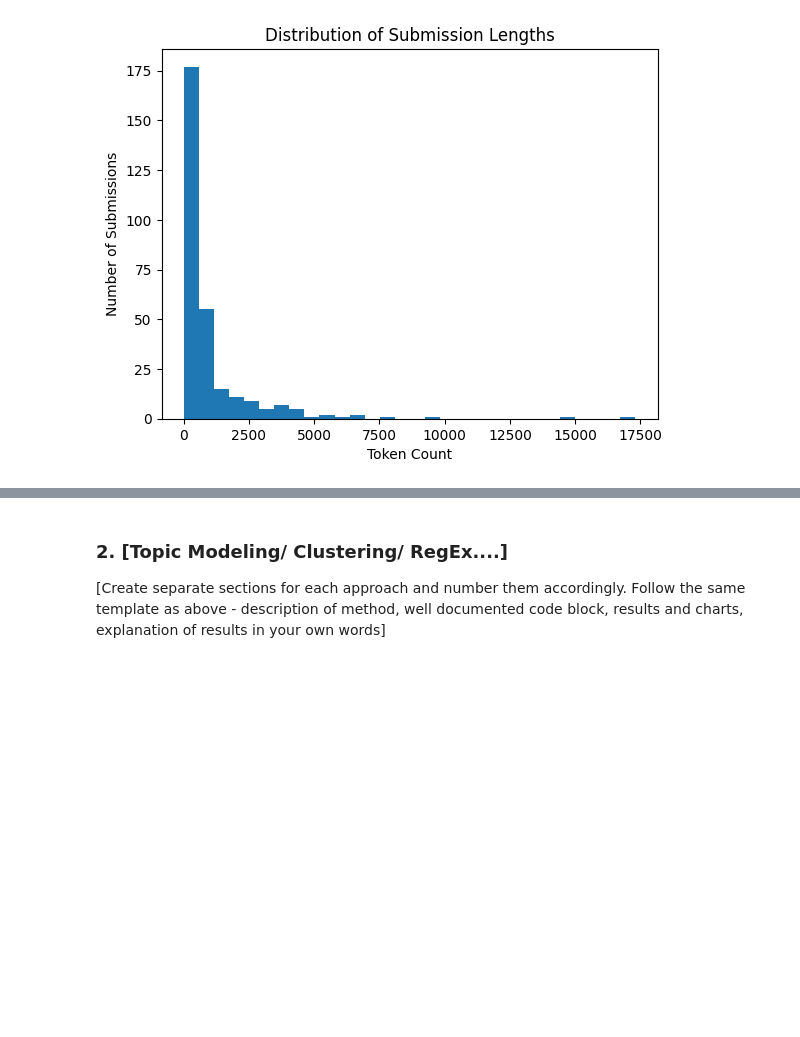
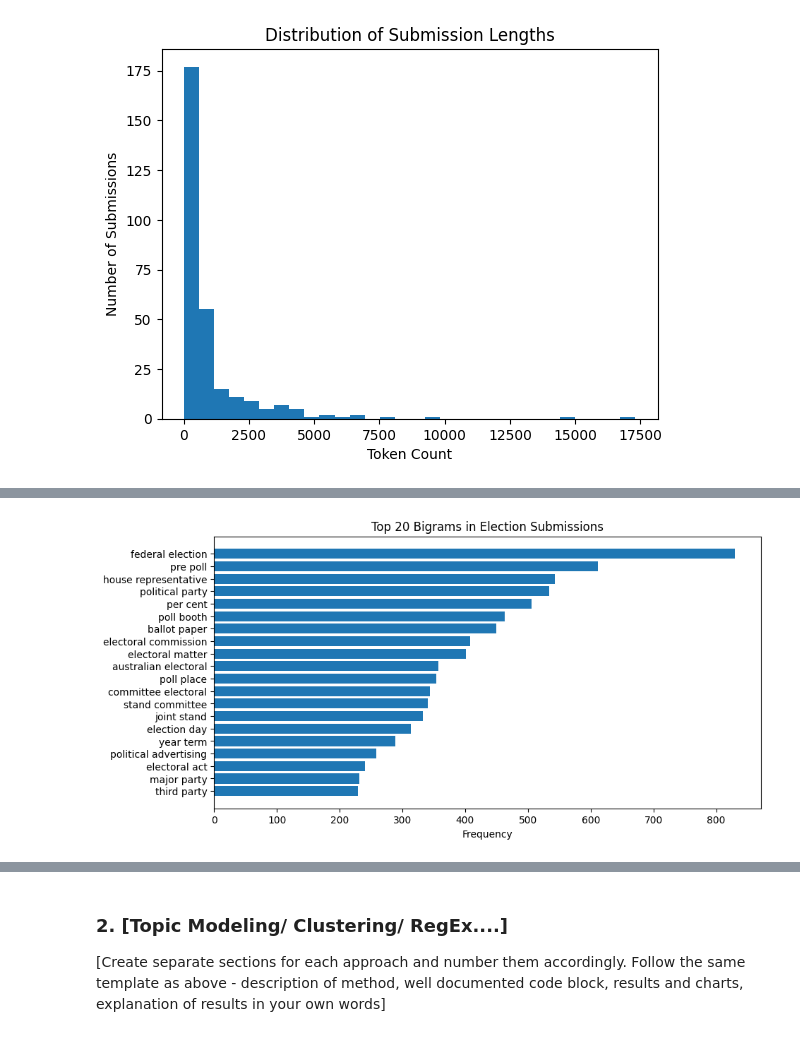
Before and after one commit to ManasviMenon/Text-Analysis---Natural-Language-Processing-Project-on-Elections-Data, a Jupyter notebook: ANLP_AT1_Template_(Sample_only)-1 (1).ipynb, the cells around one changed output, grey strips where cells are left out. Cells and saved outputs as stored; diff of their text form; code cells hidden in the pictures; blank space fills up the shorter version.

```diff
--- a/ANLP_AT1_Template_(Sample_only)-1 (1).ipynb
+++ b/ANLP_AT1_Template_(Sample_only)-1 (1).ipynb
@@ -723,3 +724,20 @@ plt.ylabel("Number of Submissions")
 plt.show()
 # %% [output]
 [figure]
+# %%
+from nltk.util import ngrams
+from collections import Counter
+
+all_bigrams = []
+
+for tokens in analysis_df["tokens_lemmatized"]:
+    bigrams = list(ngrams(tokens, 2))
+    all_bigrams.extend(bigrams)
+
+bigram_freq = Counter(all_bigrams)
+
+top_bigrams = bigram_freq.most_common(20)
+
+top_bigrams
+for bigram, count in top_bigrams:
+    print(" ".join(bigram), ":", count)
@@ -725,0 +765,14 @@ plt.show()
+# %%
+import matplotlib.pyplot as plt
+
+phrases = [" ".join(b) for b, c in top_bigrams]
+counts = [c for b, c in top_bigrams]
+
+plt.figure(figsize=(10,5))
+plt.barh(phrases, counts)
+plt.title("Top 20 Bigrams in Election Submissions")
+plt.xlabel("Frequency")
+plt.gca().invert_yaxis()
+plt.show()
+# %% [output]
+[figure, added]
```
Also changed, not shown: parts of 14 cells of this notebook, 2 other files.
